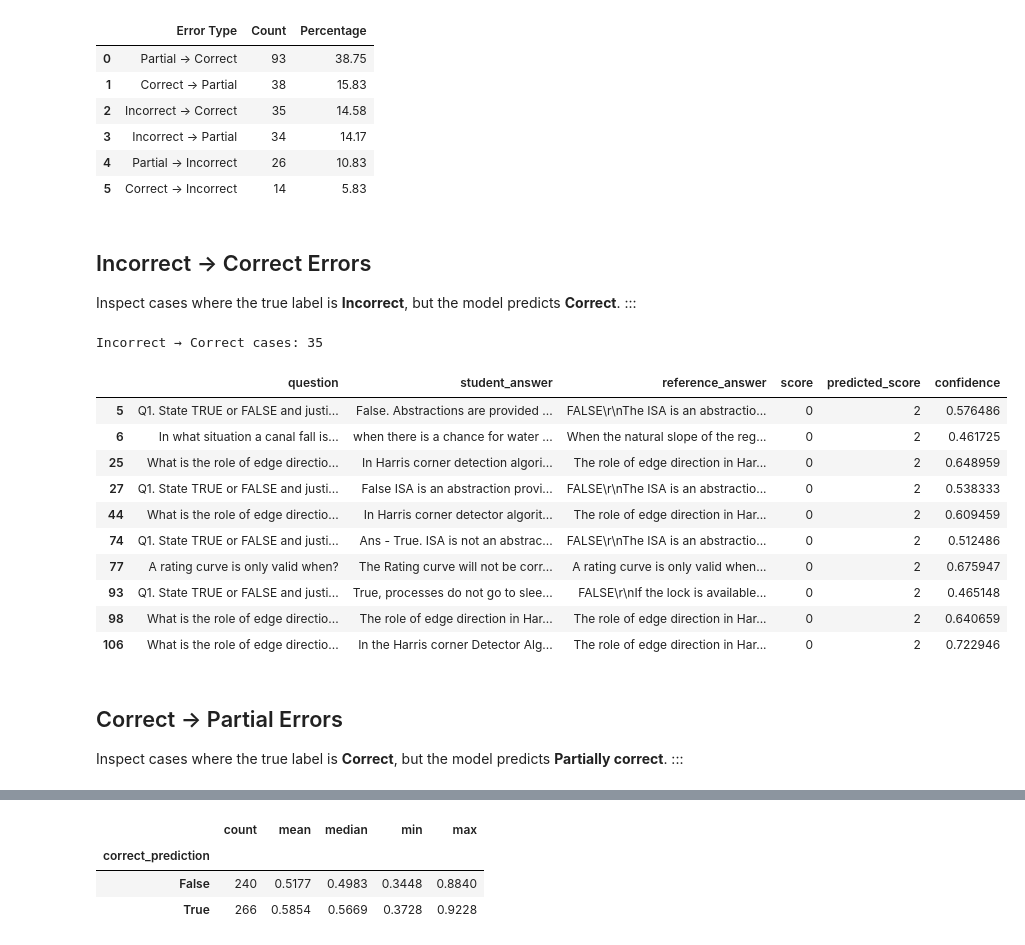
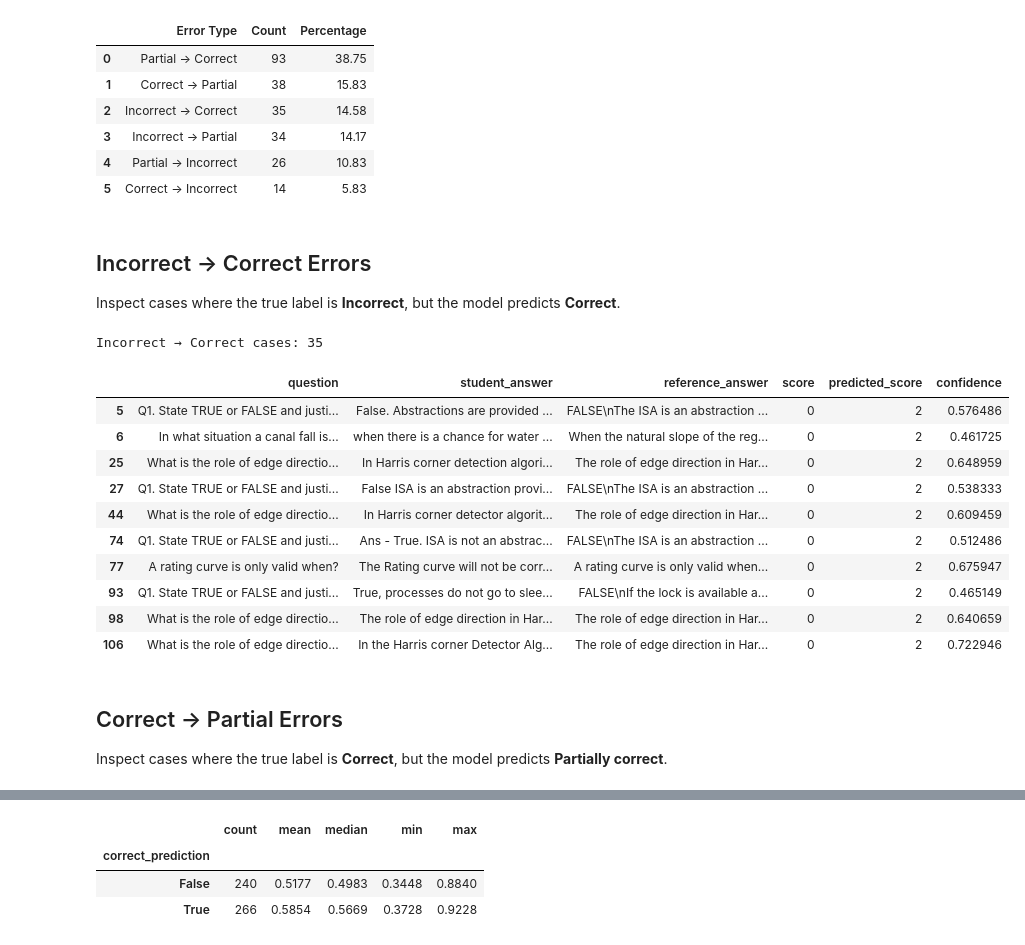
Before and after one commit to Codehacker2/SNLP-project, a Jupyter notebook: backend/notebooks/week5.ipynb, the cells around one changed output, grey strips where cells are left out. Drawn from its saved outputs; the diff is of its cells as text; code cells hidden in the pictures.

```diff
--- a/backend/notebooks/week5.ipynb
+++ b/backend/notebooks/week5.ipynb
@@ -356,41 +274,28 @@ error_summary
 
 ## Incorrect → Correct Errors
 
-Inspect cases where the true label is **Incorrect**, but the model predicts **Correct**. :::
+Inspect cases where the true label is **Incorrect**, but the model predicts **Correct**.
 # %%
-incorrect_to_correct = errors_only[
-    (errors_only["score"] == 0) &
-    (errors_only["predicted_score"] == 2)
-].copy()
-
+incorrect_to_correct = errors_only[(errors_only["score"] == 0) & (errors_only["predicted_score"] == 2)].copy()
 print("Incorrect → Correct cases:", len(incorrect_to_correct))
 
-incorrect_to_correct[
-    [
-        "question",
-        "student_answer",
-        "reference_answer",
-        "score",
-        "predicted_score",
-        "confidence",
-    ]
-].head(10)
+incorrect_to_correct[["question", "student_answer", "reference_answer", "score", "predicted_score", "confidence"]].head(10)
 # %% [output]
 Incorrect → Correct cases: 35
 |  | question | student_answer | reference_answer | score | predicted_score | confidence |
-| 5 | Q1. State TRUE or FALSE and justi... | False. Abstractions are provided ... | FALSE\r\nThe ISA is an abstractio... | 0 | 2 | 0.576486 |
+| 5 | Q1. State TRUE or FALSE and justi... | False. Abstractions are provided ... | FALSE\nThe ISA is an abstraction ... | 0 | 2 | 0.576486 |
 | 6 | In what situation a canal fall is... | when there is a chance for water ... | When the natural slope of the reg... | 0 | 2 | 0.461725 |
 | 25 | What is the role of edge directio... | In Harris corner detection algori... | The role of edge direction in Har... | 0 | 2 | 0.648959 |
-| 27 | Q1. State TRUE or FALSE and justi... | False ISA is an abstraction provi... | FALSE\r\nThe ISA is an abstractio... | 0 | 2 | 0.538333 |
+| 27 | Q1. State TRUE or FALSE and justi... | False ISA is an abstraction provi... | FALSE\nThe ISA is an abstraction ... | 0 | 2 | 0.538333 |
 | 44 | What is the role of edge directio... | In Harris corner detector algorit... | The role of edge direction in Har... | 0 | 2 | 0.609459 |
-| 74 | Q1. State TRUE or FALSE and justi... | Ans - True. ISA is not an abstrac... | FALSE\r\nThe ISA is an abstractio... | 0 | 2 | 0.512486 |
+| 74 | Q1. State TRUE or FALSE and justi... | Ans - True. ISA is not an abstrac... | FALSE\nThe ISA is an abstraction ... | 0 | 2 | 0.512486 |
 | 77 | A rating curve is only valid when? | The Rating curve will not be corr... | A rating curve is only valid when... | 0 | 2 | 0.675947 |
-| 93 | Q1. State TRUE or FALSE and justi... | True, processes do not go to slee... | FALSE\r\nIf the lock is available... | 0 | 2 | 0.465148 |
+| 93 | Q1. State TRUE or FALSE and justi... | True, processes do not go to slee... | FALSE\nIf the lock is available a... | 0 | 2 | 0.465149 |
 | 98 | What is the role of edge directio... | The role of edge direction in Har... | The role of edge direction in Har... | 0 | 2 | 0.640659 |
 | 106 | What is the role of edge directio... | In the Harris corner Detector Alg... | The role of edge direction in Har... | 0 | 2 | 0.722946 |
 # %% [markdown]
 
 ## Correct → Partial Errors
 
-Inspect cases where the true label is **Correct**, but the model predicts **Partially correct**. :::
+Inspect cases where the true label is **Correct**, but the model predicts **Partially correct**.
 # %%
```
Also changed, not shown: parts of 33 cells of this notebook.
